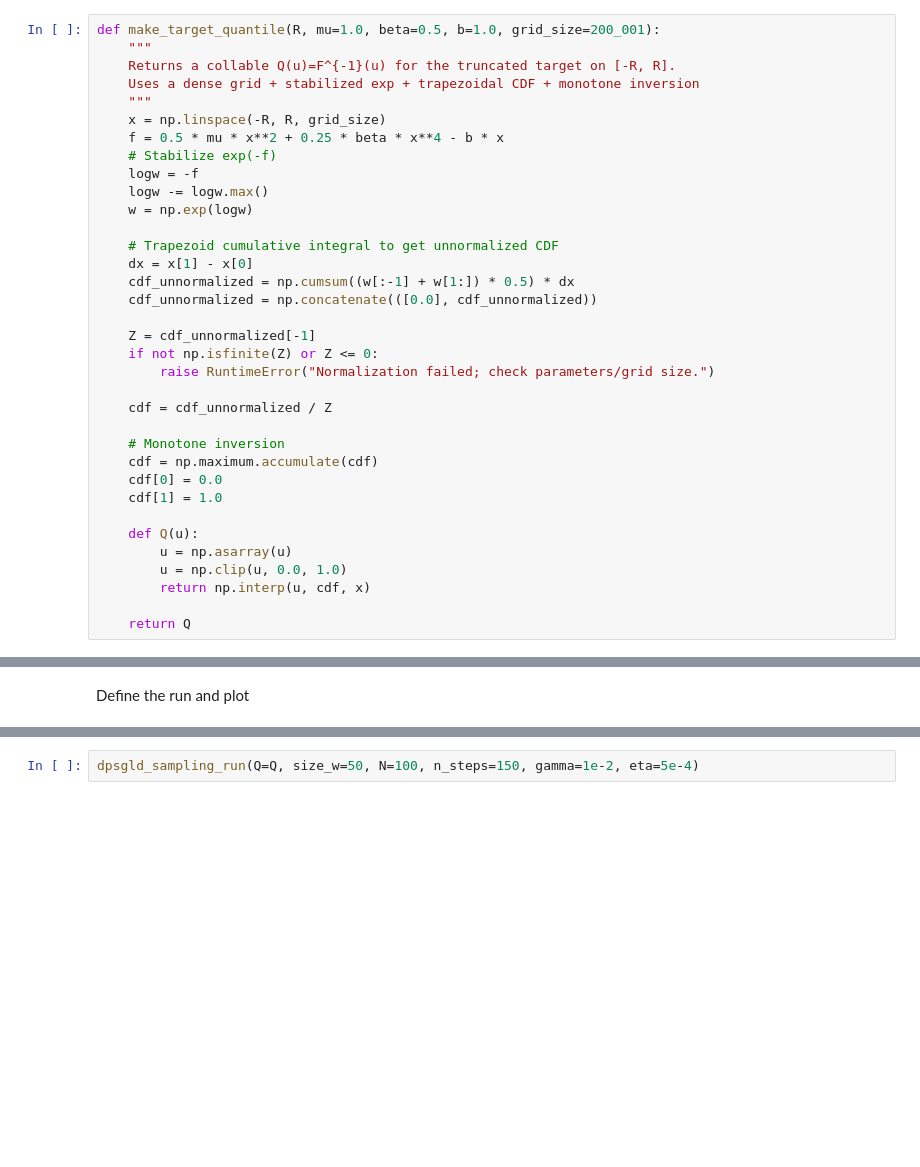
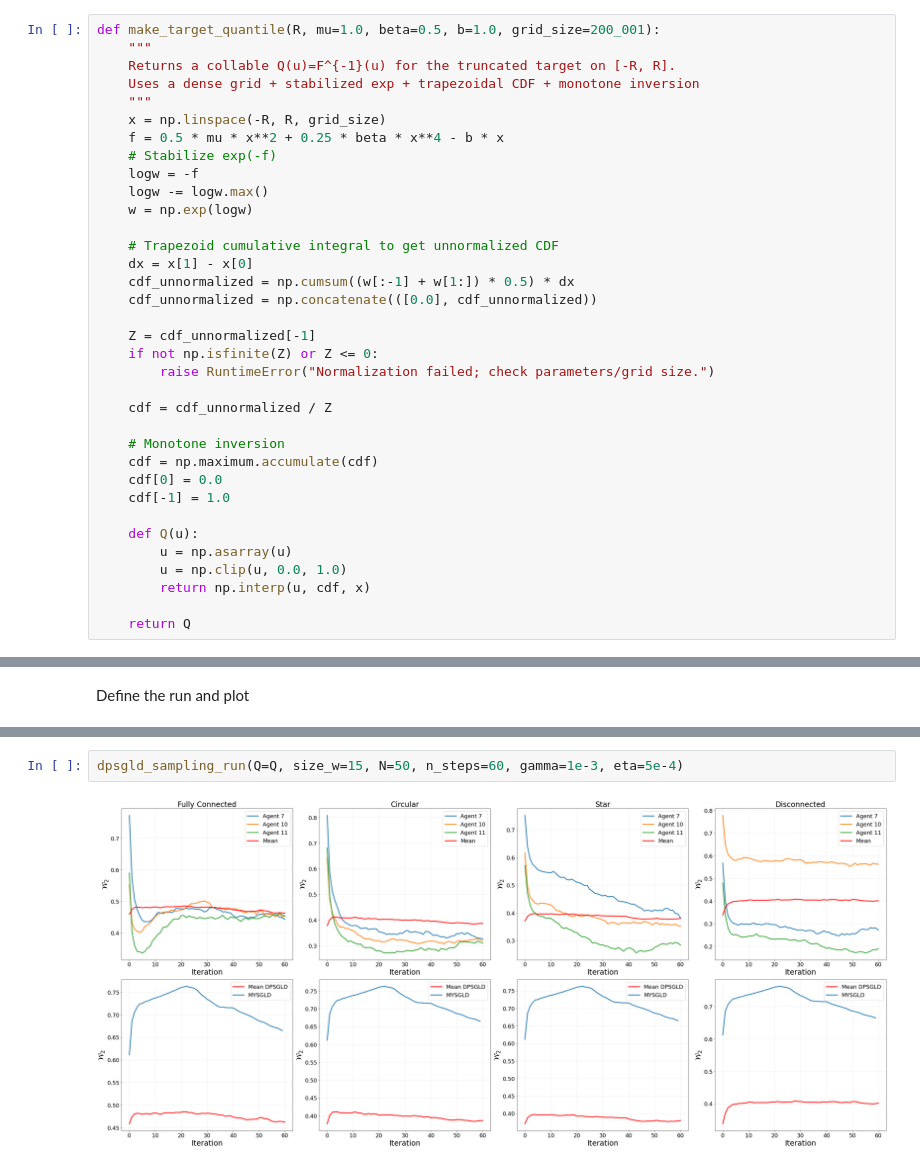
Before and after one commit to rispace/Decentralized-proximal-SGLD, a Jupyter notebook: notebook.ipynb, the cells around one changed output, grey strips where cells are left out. Cells and saved outputs as stored; diff of their text form; blank space fills up the shorter version.

Commit message:
1d sampling

```diff
--- a/notebook.ipynb
+++ b/notebook.ipynb
@@ -95,7 +95,7 @@ def make_target_quantile(R, mu=1.0, beta=0.5, b=1.0, grid_size=200_001):
     # Monotone inversion
     cdf = np.maximum.accumulate(cdf)
     cdf[0] = 0.0
-    cdf[1] = 1.0
+    cdf[-1] = 1.0
 
     def Q(u):
         u = np.asarray(u)
@@ -153,4 +179,6 @@ def dpsgld_sampling_run(
     plt.tight_layout()
     plt.show()
 # %%
-dpsgld_sampling_run(Q=Q, size_w=50, N=100, n_steps=150, gamma=1e-2, eta=5e-4)
+dpsgld_sampling_run(Q=Q, size_w=15, N=50, n_steps=60, gamma=1e-3, eta=5e-4)
+# %% [output]
+[figure, added]
```
Also changed, not shown: parts of 3 cells of this notebook, 2 other files.
